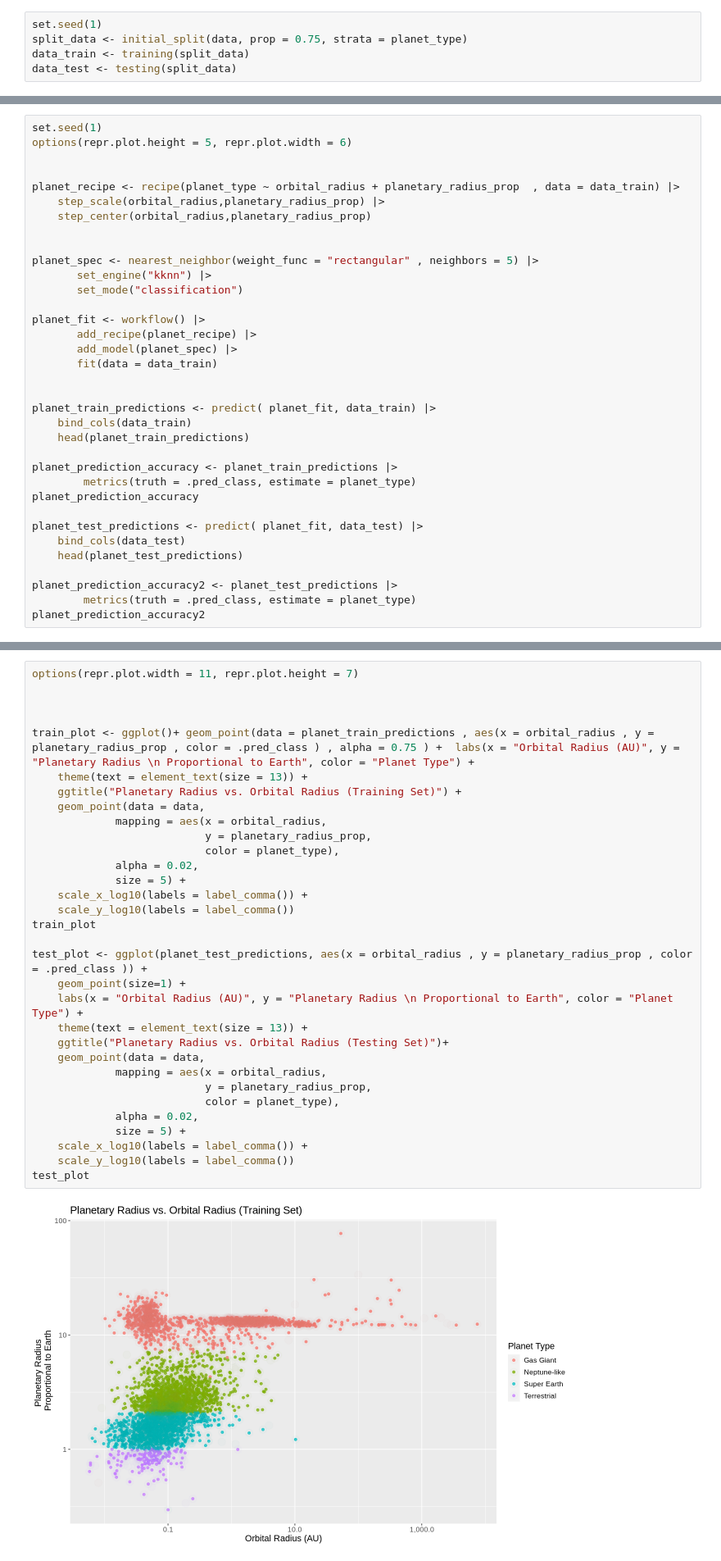
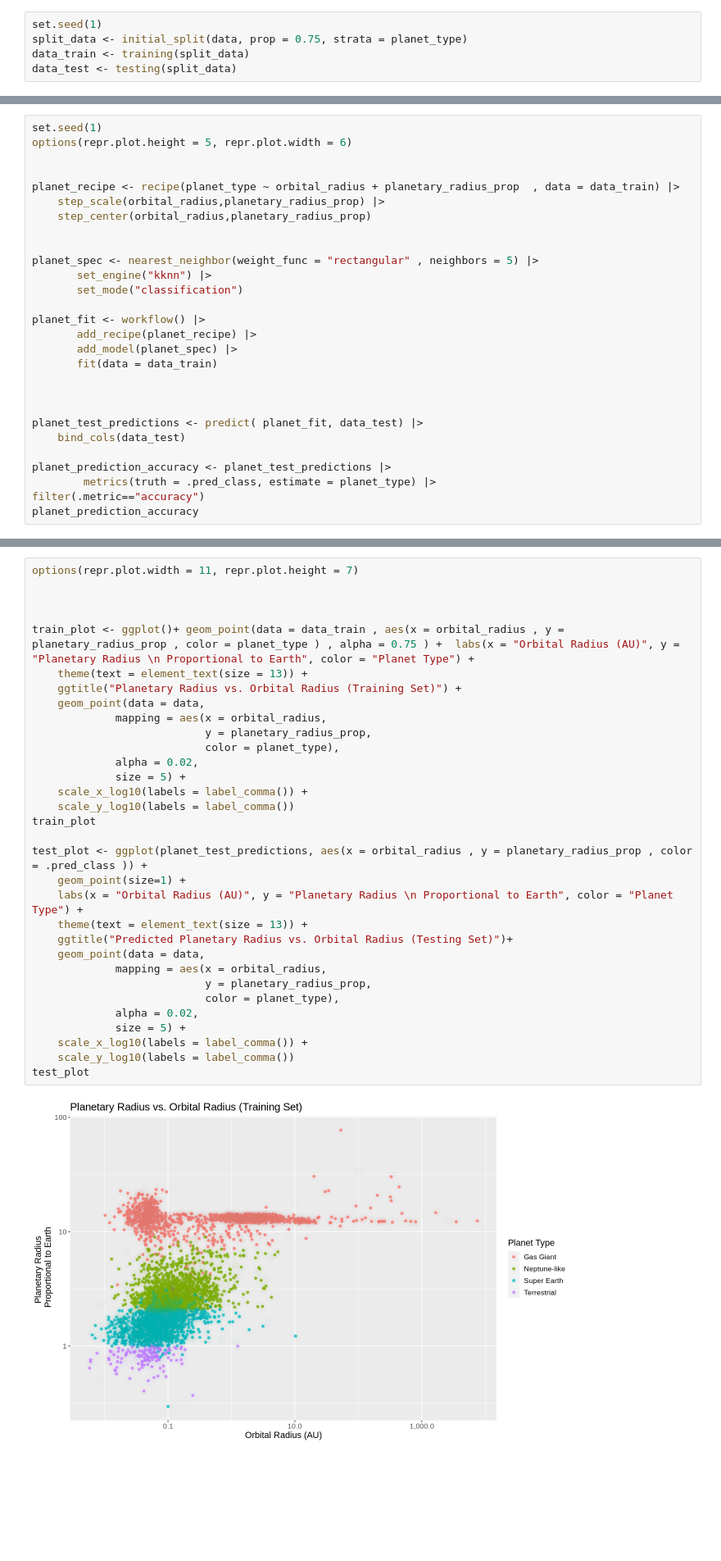
Before and after one commit to karembryo/dsci-project, a Jupyter notebook: group_43_project_report (1).ipynb, the cells around one changed output, grey strips where cells are left out. Shown at 82% size. Drawn from its saved outputs; the diff is of its cells as text; blank space fills up the shorter version.

```diff
--- a/group_43_project_report (1).ipynb
+++ b/group_43_project_report (1).ipynb
@@ -255,19 +260,12 @@ planet_fit <- workflow() |>
        fit(data = data_train)
 
 
-planet_train_predictions <- predict( planet_fit, data_train) |>
-    bind_cols(data_train)
-    head(planet_train_predictions)
-
-planet_prediction_accuracy <- planet_train_predictions |>
-        metrics(truth = .pred_class, estimate = planet_type)
-planet_prediction_accuracy
 
 planet_test_predictions <- predict( planet_fit, data_test) |>
     bind_cols(data_test)
-    head(planet_test_predictions)
 
-planet_prediction_accuracy2 <- planet_test_predictions |>
-        metrics(truth = .pred_class, estimate = planet_type)
-planet_prediction_accuracy2
+planet_prediction_accuracy <- planet_test_predictions |>
+        metrics(truth = .pred_class, estimate = planet_type) |>
+filter(.metric=="accuracy")
+planet_prediction_accuracy
 # %% [output]
@@ -345,33 +324,33 @@ analysis_plot
 options(repr.plot.width = 11, repr.plot.height = 7)
 
 
 
-train_plot <- ggplot()+ geom_point(data = planet_train_predictions , aes(x = orbital_radius , y = planetary_radius_prop , color = .pred_class ) , alpha = 0.75 ) +  labs(x = "Orbital Radius (AU)", y = "Planetary Radius \n Proportional to Earth", color = "Planet Type") +
+train_plot <- ggplot()+ geom_point(data = data_train , aes(x = orbital_radius , y = planetary_radius_prop , color = planet_type ) , alpha = 0.75 ) +  labs(x = "Orbital Radius (AU)", y = "Planetary Radius \n Proportional to Earth", color = "Planet Type") +
     theme(text = element_text(size = 13)) +
     ggtitle("Planetary Radius vs. Orbital Radius (Training Set)") +
     geom_point(data = data,
              mapping = aes(x = orbital_radius,
                            y = planetary_radius_prop,
                            color = planet_type),
              alpha = 0.02,
              size = 5) +
     scale_x_log10(labels = label_comma()) +
     scale_y_log10(labels = label_comma())
 train_plot
 
 test_plot <- ggplot(planet_test_predictions, aes(x = orbital_radius , y = planetary_radius_prop , color = .pred_class )) +
     geom_point(size=1) +
     labs(x = "Orbital Radius (AU)", y = "Planetary Radius \n Proportional to Earth", color = "Planet Type") +
     theme(text = element_text(size = 13)) +
-    ggtitle("Planetary Radius vs. Orbital Radius (Testing Set)")+
+    ggtitle("Predicted Planetary Radius vs. Orbital Radius (Testing Set)")+
     geom_point(data = data,
              mapping = aes(x = orbital_radius,
                            y = planetary_radius_prop,
                            color = planet_type),
              alpha = 0.02,
              size = 5) +
     scale_x_log10(labels = label_comma()) +
     scale_y_log10(labels = label_comma())
 test_plot
 # %% [output]
-[figure, old version]
+[figure, new version]
```
Also changed, not shown: parts of 28 cells of this notebook.
